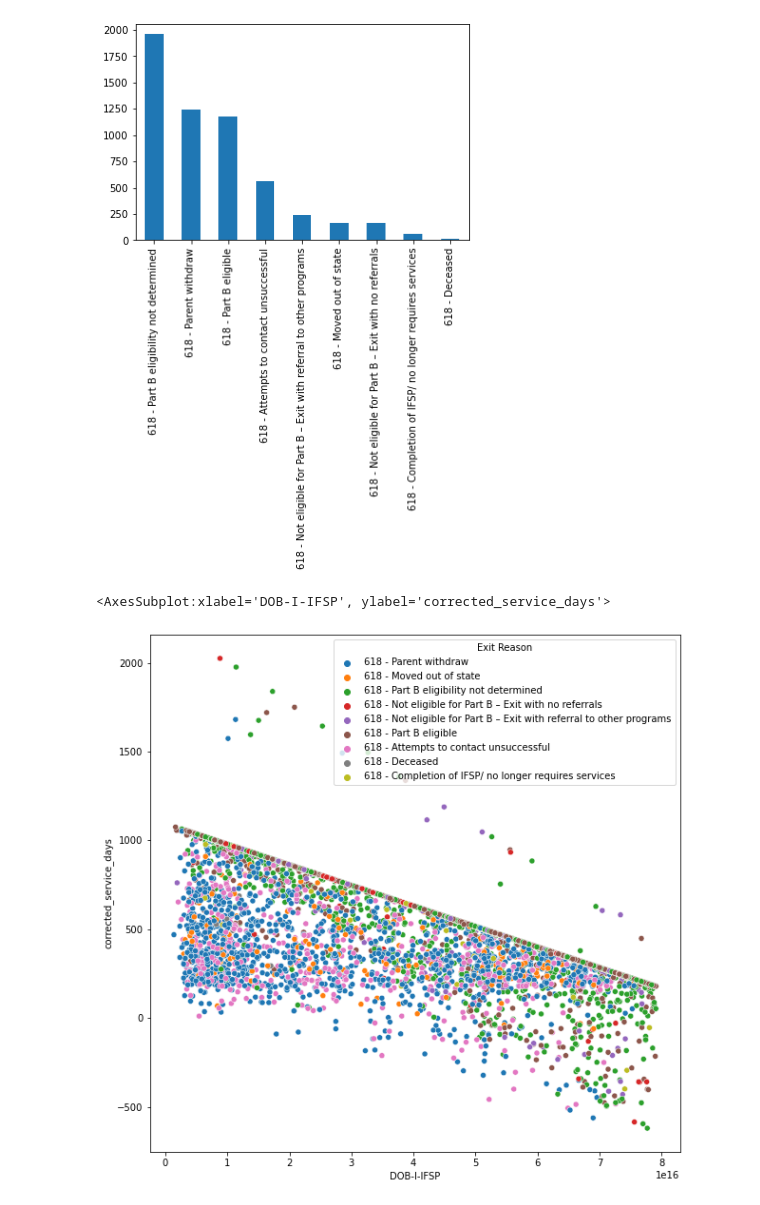
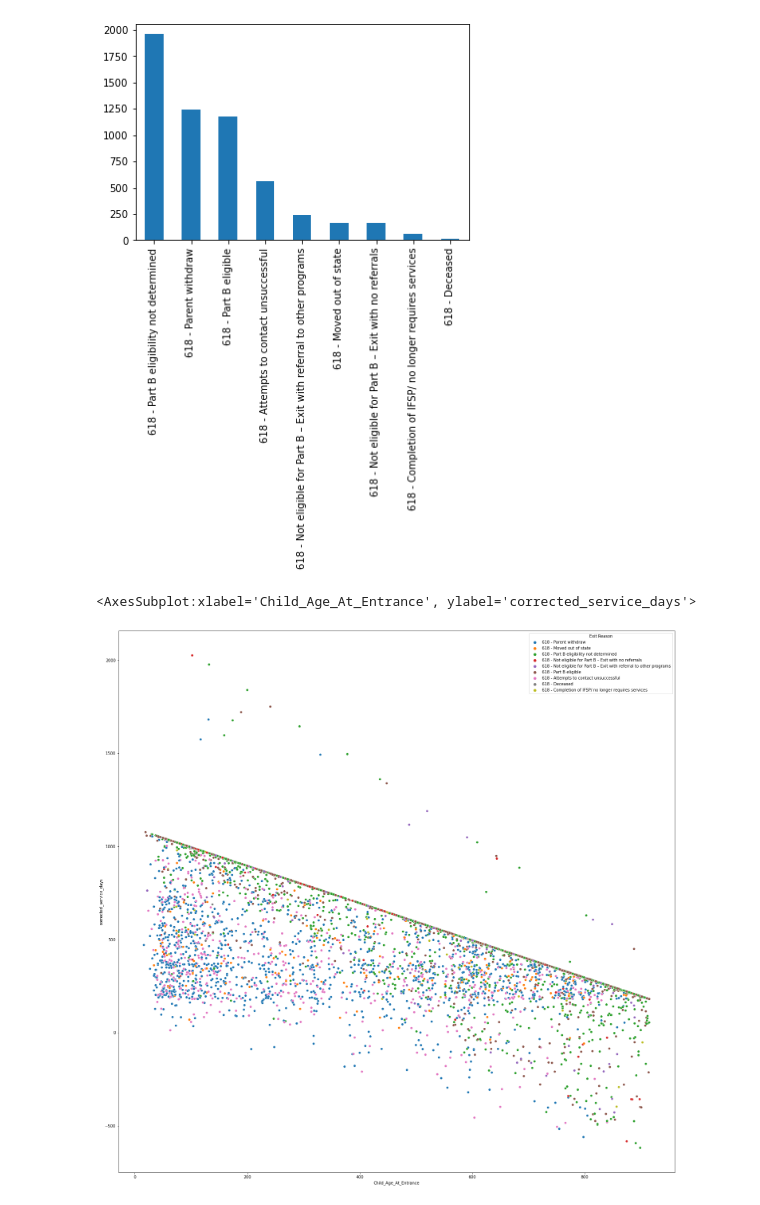
Before and after one commit to TPSchwartz/ddid-cheesecake_factory, a Jupyter notebook: IDEA Day 5.ipynb, the cells around one changed output. Cells and saved outputs as stored; diff of their text form; code cells hidden in the pictures.

```diff
--- a/IDEA Day 5.ipynb
+++ b/IDEA Day 5.ipynb
@@ -99 +100,15 @@ exit_notes_df.day_adjustment = exit_notes_df.day_adjustment.dt.days.astype(int)
 exit_notes_df['corrected_service_days'] = exit_notes_df['Days from I-IFSP to Exit'] - exit_notes_df.day_adjustment
+# %%
+# Child Age at Exit
+exit_notes_df['child_age_at_exit'] = exit_notes_df['Exit Date'] - exit_notes_df['DOB']
+exit_notes_df.child_age_at_exit = exit_notes_df.child_age_at_exit.dt.days.astype(int)
+# %%
+# Onboarding length Data
+# Child Age at Entrance
+exit_notes_df['Child_Age_At_Entrance'] = exit_notes_df['Initial IFSP Date'] - exit_notes_df['DOB']
+exit_notes_df['Child_Age_At_Entrance'] = exit_notes_df['Child_Age_At_Entrance'].dt.days.astype(int)
+
+# Processing Speed (Days between ELigbility to IIFSP)
+exit_notes_df['Processing_Speed'] = exit_notes_df['Initial IFSP Date'] - exit_notes_df['Notification Date']
+exit_notes_df['Processing_Speed'] = exit_notes_df['Processing_Speed'].dt.days.astype(int)
+exit_notes_df.dtypes
@@ -107,16 +167,14 @@ exit_notes_df['Exit Reason'].value_counts().plot(kind = 'bar')
 # %% [output]
 <AxesSubplot:>
 [figure]
-# %%
-# Onboarding length Data
-exit_notes_df['DOB-I-IFSP'] = exit_notes_df['Initial IFSP Date'] - exit_notes_df['DOB']
 # %%
-plt.figure(figsize = (10,10))
+# Child Age at Entrance vs. Total Days
+plt.figure(figsize = (25,25))
 
 sns.scatterplot(data = exit_notes_df,
-                x = 'DOB-I-IFSP',
+                x = 'Child_Age_At_Entrance',
                 y = 'corrected_service_days',
                 hue = 'Exit Reason')
 # %% [output]
-<AxesSubplot:xlabel='DOB-I-IFSP', ylabel='corrected_service_days'>
+<AxesSubplot:xlabel='Child_Age_At_Entrance', ylabel='corrected_service_days'>
-[figure, old version]
+[figure, new version]
```
Also changed, not shown: parts of 9 cells of this notebook.
